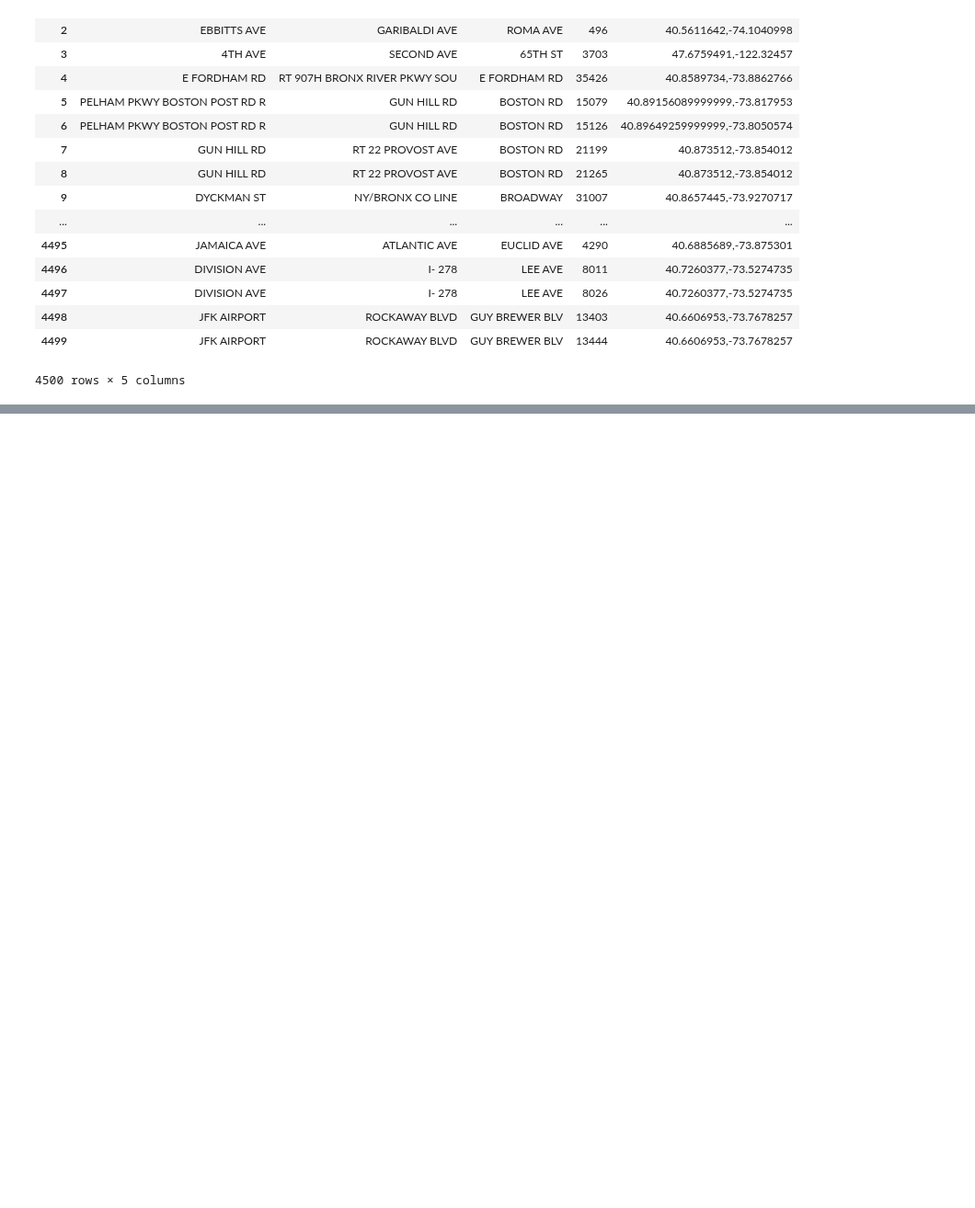
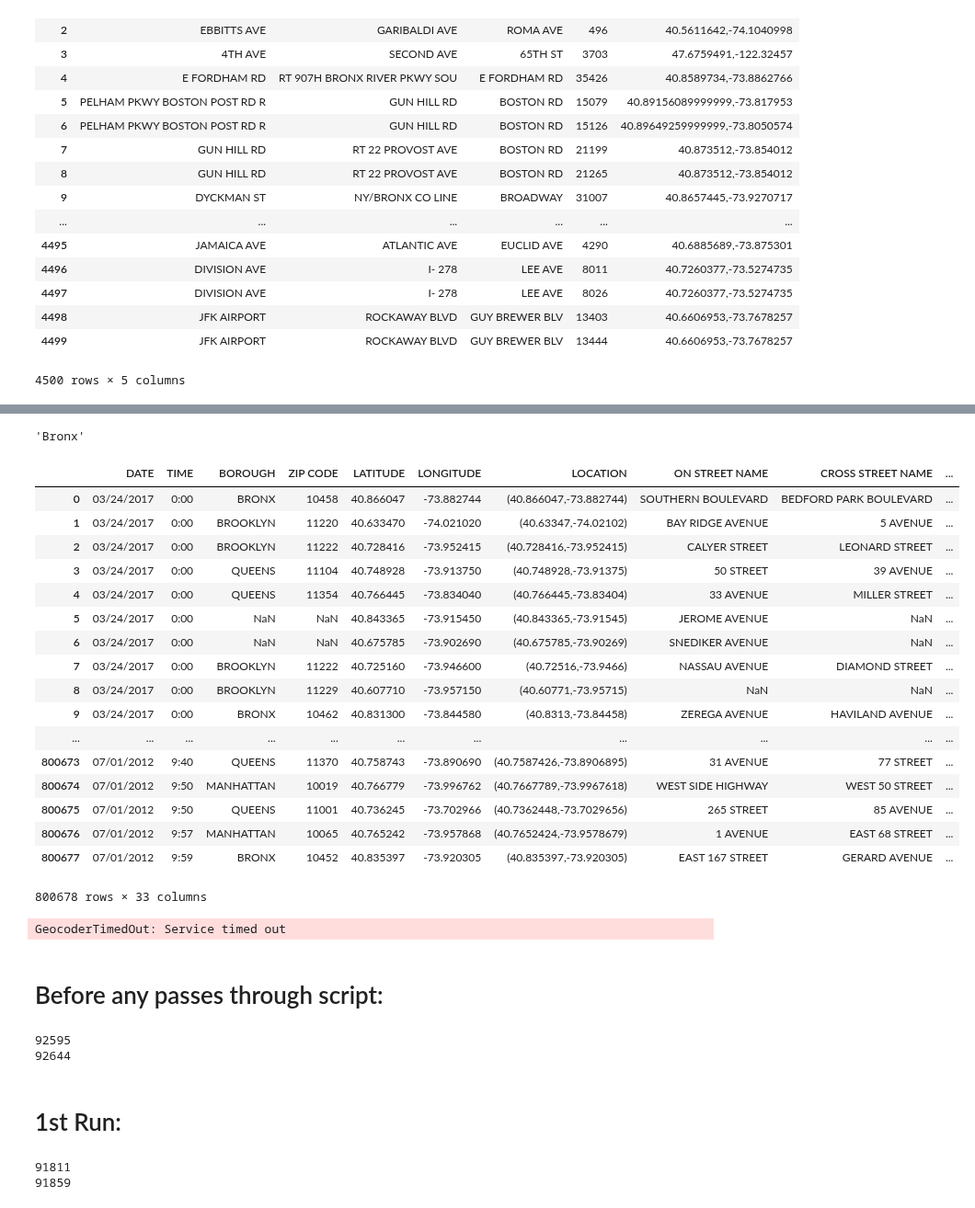
Before and after one commit to nealrea/collisionViz, a Jupyter notebook: MH_Data/Street_LatLng.ipynb, the cells around one changed output, grey strips where cells are left out. Shown at 92% size. Drawn from its saved outputs; the diff is of its cells as text; code cells hidden in the pictures; blank space fills up the shorter version.

Commit message:
1st run through of zip/borough script

```diff
--- a/MH_Data/Street_LatLng.ipynb
+++ b/MH_Data/Street_LatLng.ipynb
@@ -177,0 +227,60 @@ df2.to_csv('aadt_gps_cleaned.csv')
+# %%
+location.raw['address']['suburb']
+# %% [output]
+'Bronx'
+# %%
+aadt = pd.read_csv('collisions_w_rate.csv')
+# %%
+aadt
+# %% [output]
+|  | DATE | TIME | BOROUGH | ZIP CODE | LATITUDE | LONGITUDE | LOCATION | ON STREET NAME | CROSS STREET NAME | ... |
+| 0 | 03/24/2017 | 0:00 | BRONX | 10458 | 40.866047 | -73.882744 | (40.866047,-73.882744) | SOUTHERN BOULEVARD | BEDFORD PARK BOULEVARD | ... |
+| 1 | 03/24/2017 | 0:00 | BROOKLYN | 11220 | 40.633470 | -74.021020 | (40.63347,-74.02102) | BAY RIDGE AVENUE | 5 AVENUE | ... |
+| 2 | 03/24/2017 | 0:00 | BROOKLYN | 11222 | 40.728416 | -73.952415 | (40.728416,-73.952415) | CALYER STREET | LEONARD STREET | ... |
+| 3 | 03/24/2017 | 0:00 | QUEENS | 11104 | 40.748928 | -73.913750 | (40.748928,-73.91375) | 50 STREET | 39 AVENUE | ... |
+| 4 | 03/24/2017 | 0:00 | QUEENS | 11354 | 40.766445 | -73.834040 | (40.766445,-73.83404) | 33 AVENUE | MILLER STREET | ... |
+| 5 | 03/24/2017 | 0:00 | NaN | NaN | 40.843365 | -73.915450 | (40.843365,-73.91545) | JEROME AVENUE | NaN | ... |
+| 6 | 03/24/2017 | 0:00 | NaN | NaN | 40.675785 | -73.902690 | (40.675785,-73.90269) | SNEDIKER AVENUE | NaN | ... |
+| 7 | 03/24/2017 | 0:00 | BROOKLYN | 11222 | 40.725160 | -73.946600 | (40.72516,-73.9466) | NASSAU AVENUE | DIAMOND STREET | ... |
+| 8 | 03/24/2017 | 0:00 | BROOKLYN | 11229 | 40.607710 | -73.957150 | (40.60771,-73.95715) | NaN | NaN | ... |
+| 9 | 03/24/2017 | 0:00 | BRONX | 10462 | 40.831300 | -73.844580 | (40.8313,-73.84458) | ZEREGA AVENUE | HAVILAND AVENUE | ... |
+| ... | ... | ... | ... | ... | ... | ... | ... | ... | ... | ... |
+| 800673 | 07/01/2012 | 9:40 | QUEENS | 11370 | 40.758743 | -73.890690 | (40.7587426,-73.8906895) | 31 AVENUE | 77 STREET | ... |
+| 800674 | 07/01/2012 | 9:50 | MANHATTAN | 10019 | 40.766779 | -73.996762 | (40.7667789,-73.9967618) | WEST SIDE HIGHWAY | WEST 50 STREET | ... |
+| 800675 | 07/01/2012 | 9:50 | QUEENS | 11001 | 40.736245 | -73.702966 | (40.7362448,-73.7029656) | 265 STREET | 85 AVENUE | ... |
+| 800676 | 07/01/2012 | 9:57 | MANHATTAN | 10065 | 40.765242 | -73.957868 | (40.7652424,-73.9578679) | 1 AVENUE | EAST 68 STREET | ... |
+| 800677 | 07/01/2012 | 9:59 | BRONX | 10452 | 40.835397 | -73.920305 | (40.835397,-73.920305) | EAST 167 STREET | GERARD AVENUE | ... |
+800678 rows × 33 columns
+# %%
+for d in range(1,len(aadt)):
+    empty_borough = aadt.at[d,'BOROUGH']
+    empty_zip = aadt.at[d,'ZIP CODE']
+    if str(empty_borough) == 'nan' or str(empty_zip) == 'nan':
+        coordinates = aadt.at[d,'LOCATION']
+        location = geolocator.reverse(coordinates[1:-1])
+        zip_code = location.raw['address']['postcode']
+        aadt.at[d,'ZIP CODE']=zip_code
+        borough = location.raw['address']['county'].split(' ')[0].upper()
+        if borough == 'KINGS':
+            aadt.at[d,'BOROUGH']= 'BROOKLYN'
+        else:
+            aadt.at[d,'BOROUGH']= borough
+# %% [output]
+GeocoderTimedOut: Service timed out
+# %% [markdown]
+# Before any passes through script:
+# %%
+# aadt['BOROUGH'].isnull()
+print (len(aadt[pd.isnull(aadt['BOROUGH'])]))
+print (len(aadt[pd.isnull(aadt['ZIP CODE'])]))
+# %% [output]
+92595
+92644
+# %% [markdown]
+# 1st Run:
+# %%
+print (len(aadt[pd.isnull(aadt['BOROUGH'])]))
+print (len(aadt[pd.isnull(aadt['ZIP CODE'])]))
+# %% [output]
+91811
+91859
```
Also changed, not shown: parts of 5 cells of this notebook.
